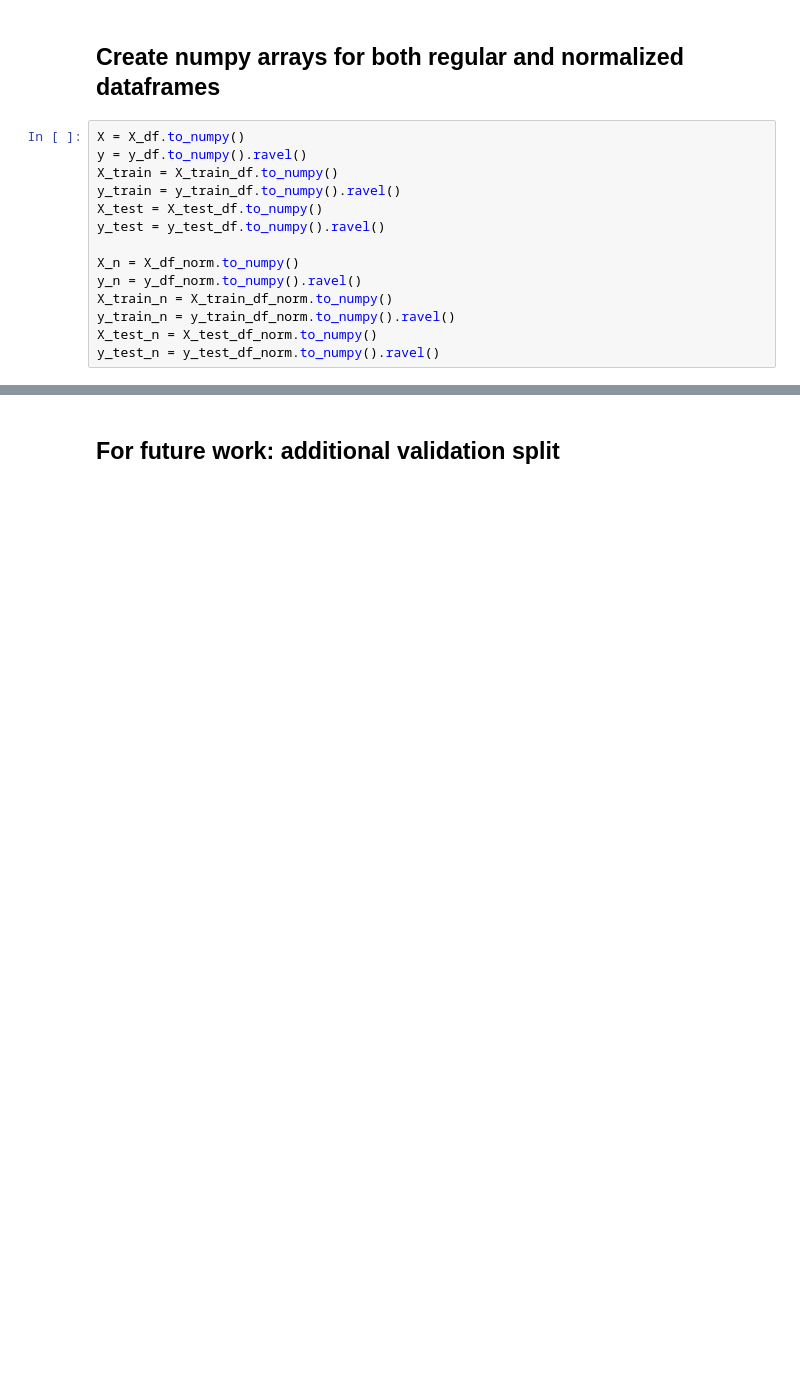
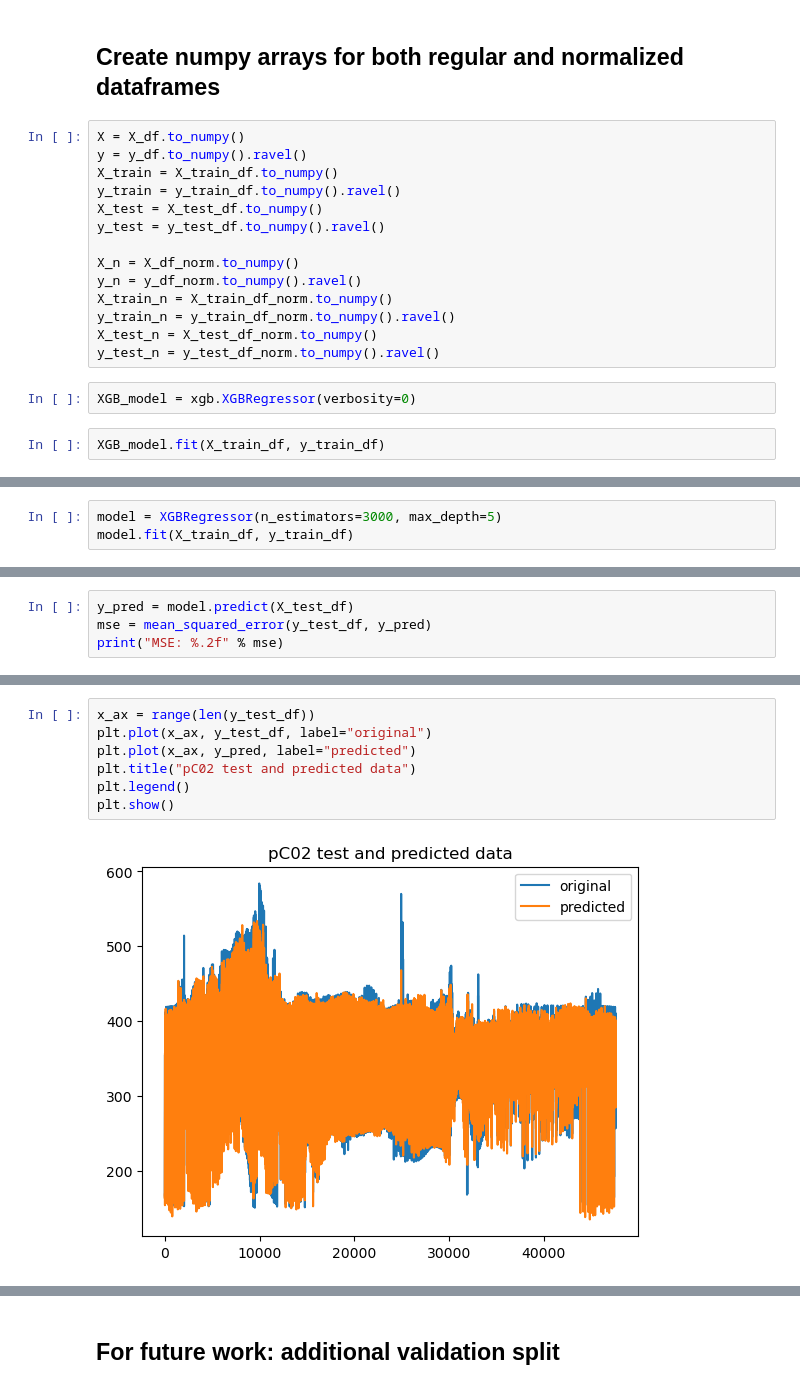
Before and after one commit to juliasimpson97/MLEE-final-project, a Jupyter notebook: models/XBG.ipynb, the cells around one changed output, grey strips where cells are left out. Cells and saved outputs as stored; diff of their text form; blank space fills up the shorter version.

```diff
--- a/models/XBG.ipynb
+++ b/models/XBG.ipynb
@@ -93,3 +175,7 @@ X_train_n = X_train_df_norm.to_numpy()
 y_train_n = y_train_df_norm.to_numpy().ravel()
 X_test_n = X_test_df_norm.to_numpy()
 y_test_n = y_test_df_norm.to_numpy().ravel()
+# %%
+XGB_model = xgb.XGBRegressor(verbosity=0)
+# %%
+XGB_model.fit(X_train_df, y_train_df)
@@ -95,0 +196,3 @@ y_test_n = y_test_df_norm.to_numpy().ravel()
+# %%
+model = XGBRegressor(n_estimators=3000, max_depth=5)
+model.fit(X_train_df, y_train_df)
@@ -95,0 +217,4 @@ y_test_n = y_test_df_norm.to_numpy().ravel()
+# %%
+y_pred = model.predict(X_test_df)
+mse = mean_squared_error(y_test_df, y_pred)
+print("MSE: %.2f" % mse)
@@ -95,0 +248,9 @@ y_test_n = y_test_df_norm.to_numpy().ravel()
+# %%
+x_ax = range(len(y_test_df))
+plt.plot(x_ax, y_test_df, label="original")
+plt.plot(x_ax, y_pred, label="predicted")
+plt.title("pC02 test and predicted data")
+plt.legend()
+plt.show()
+# %% [output]
+[figure, added]
```
Also changed, not shown: parts of 28 cells of this notebook.
